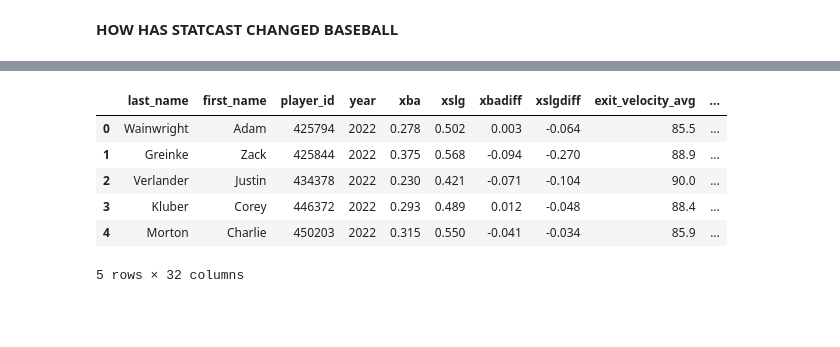
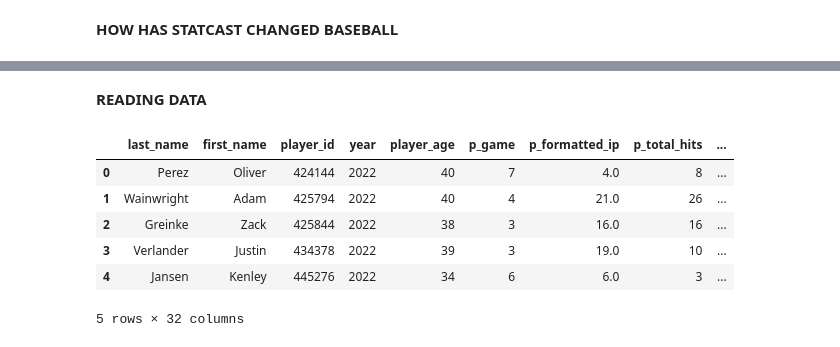
Before and after one commit to logan-lach/CMSC320FinalProject, a Jupyter notebook: project3/final.ipynb, the cells around one changed output, grey strips where cells are left out. Cells and saved outputs as stored; diff of their text form; code cells hidden in the pictures; blank space fills up the shorter version.

```diff
--- a/project3/final.ipynb
+++ b/project3/final.ipynb
@@ -9,11 +31,13 @@ import matplotlib.pyplot as plt
+# %% [markdown]
+**READING DATA**
 # %%
-data = pd.read_csv('stats.csv')
-data.head()
+pitch_data = pd.read_csv('stats.csv')
+pitch_data.head()
 # %% [output]
-|  | last_name | first_name | player_id | year | xba | xslg | xbadiff | xslgdiff | exit_velocity_avg | ... |
-| 0 | Wainwright | Adam | 425794 | 2022 | 0.278 | 0.502 | 0.003 | -0.064 | 85.5 | ... |
-| 1 | Greinke | Zack | 425844 | 2022 | 0.375 | 0.568 | -0.094 | -0.270 | 88.9 | ... |
-| 2 | Verlander | Justin | 434378 | 2022 | 0.230 | 0.421 | -0.071 | -0.104 | 90.0 | ... |
-| 3 | Kluber | Corey | 446372 | 2022 | 0.293 | 0.489 | 0.012 | -0.048 | 88.4 | ... |
-| 4 | Morton | Charlie | 450203 | 2022 | 0.315 | 0.550 | -0.041 | -0.034 | 85.9 | ... |
+|  | last_name | first_name | player_id | year | player_age | p_game | p_formatted_ip | p_total_hits | ... |
+| 0 | Perez | Oliver | 424144 | 2022 | 40 | 7 | 4.0 | 8 | ... |
+| 1 | Wainwright | Adam | 425794 | 2022 | 40 | 4 | 21.0 | 26 | ... |
+| 2 | Greinke | Zack | 425844 | 2022 | 38 | 3 | 16.0 | 16 | ... |
+| 3 | Verlander | Justin | 434378 | 2022 | 39 | 3 | 19.0 | 10 | ... |
+| 4 | Jansen | Kenley | 445276 | 2022 | 34 | 6 | 6.0 | 3 | ... |
 5 rows × 32 columns
```
Also changed, not shown: parts of 27 cells of this notebook, 1 other file.
